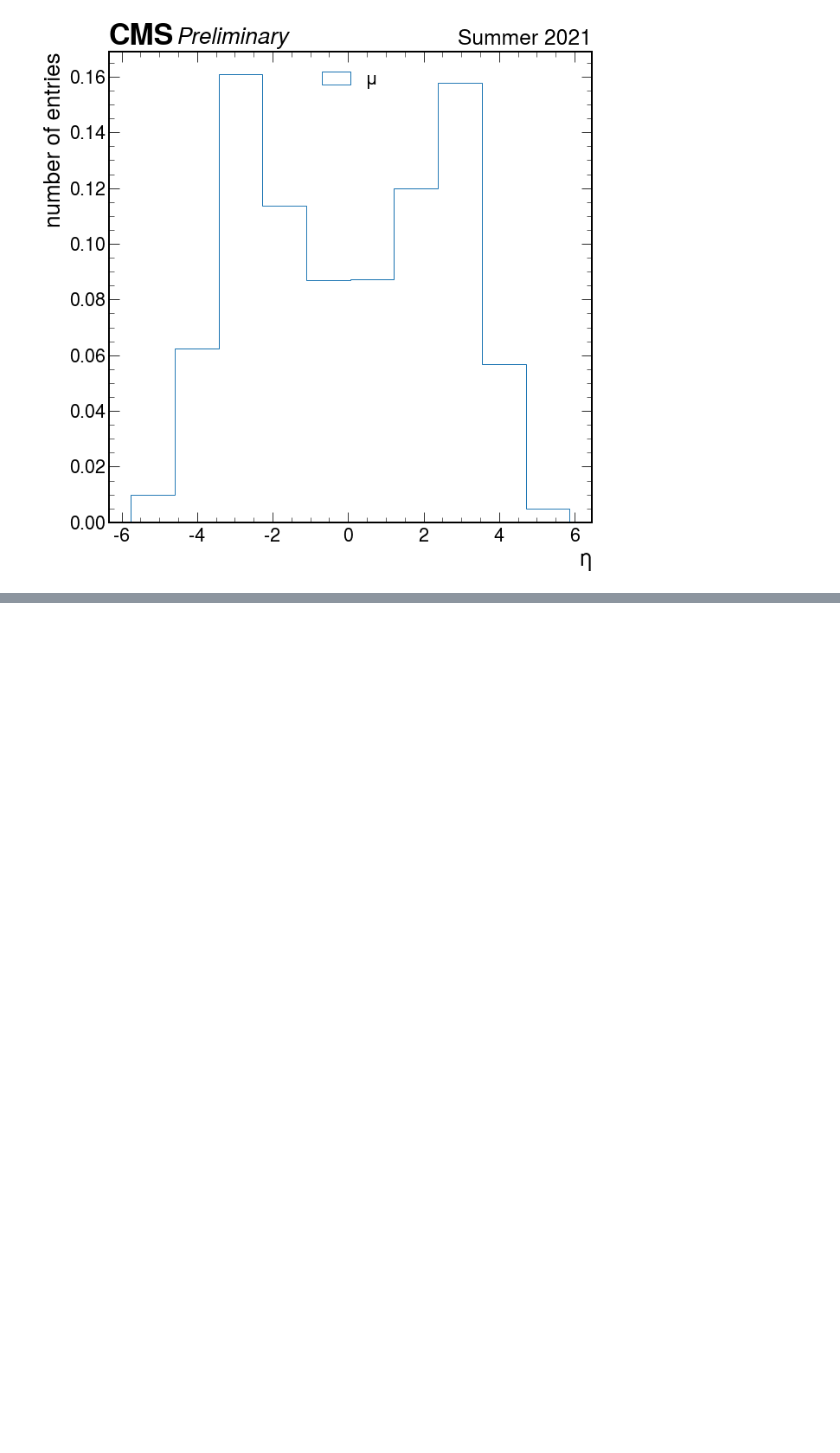
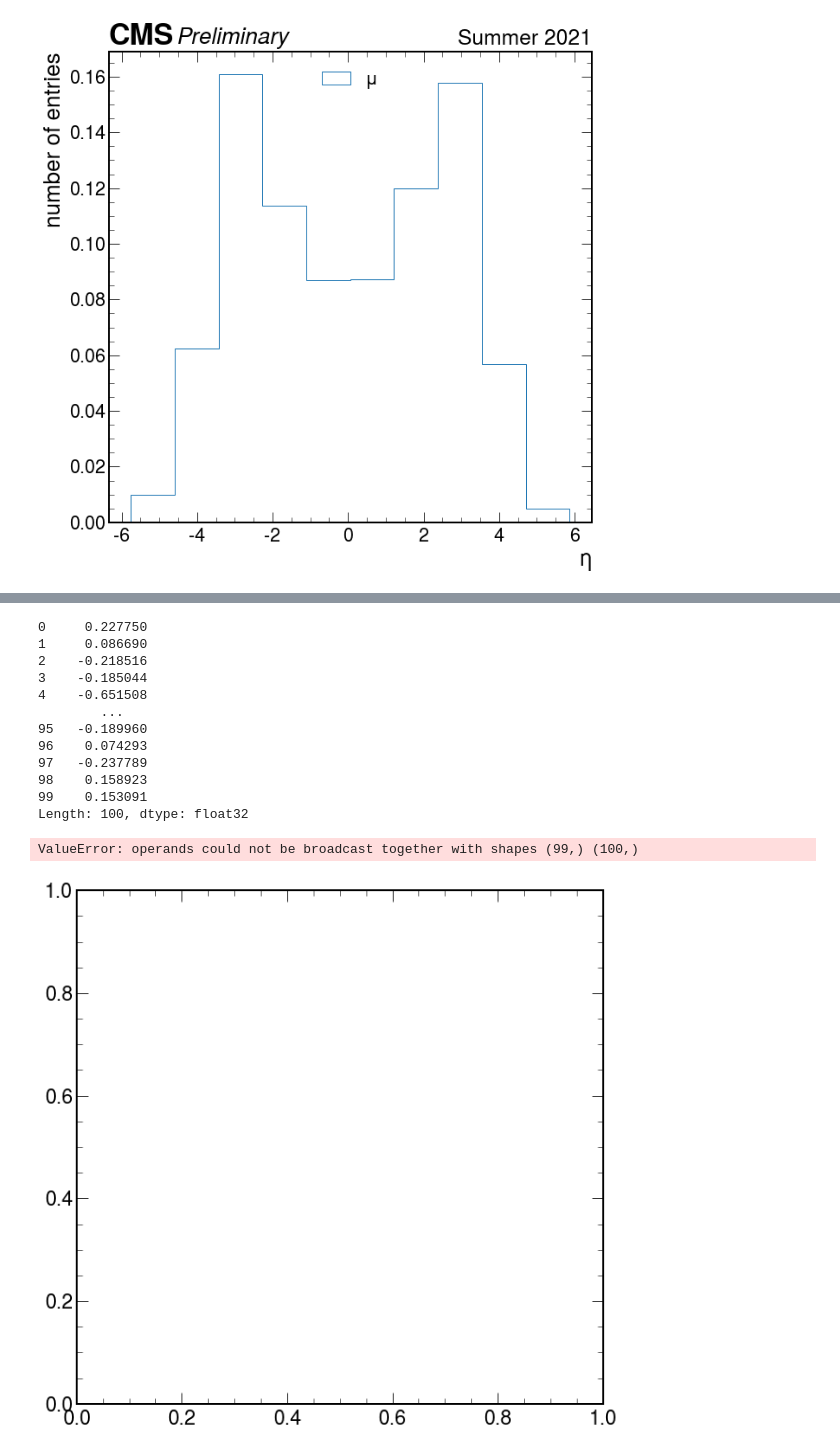
Before and after one commit to jloemker/SWAN, a Jupyter notebook: Exploration-notebook.ipynb, the cells around one changed output, grey strips where cells are left out. Cells and saved outputs as stored; diff of their text form; code cells hidden in the pictures; blank space fills up the shorter version.

```diff
--- a/Exploration-notebook.ipynb
+++ b/Exploration-notebook.ipynb
@@ -337,0 +347,34 @@ ax.set(xlabel='GeV/c²', ylabel='number of entries')
+# %%
+import scipy
+import pandas as pd
+import seaborn as sns
+from scipy import signal
+from scipy import misc
+mu_t = tree['pfcand_t'].array(library = "pd")
+true_t = tree['genvtx_t0'].array(library = "pd")
+#print(true_t)
+#print(mu_t)
+#np.resize(mu_t,(3,4))
+bins=np.linspace(-10,10,100)
+
+
+data_mu=np.histogram(mu_t, bins,  density = True)
+data_true=np.histogram(true_t, bins, density = True)
+#print(mu_t)
+print(true_t)
+plt.hist2d(data_true, data_mu)
+# %% [output]
+0     0.227750
+1     0.086690
+2    -0.218516
+3    -0.185044
+4    -0.651508
+        ...
+95   -0.189960
+96    0.074293
+97   -0.237789
+98    0.158923
+99    0.153091
+Length: 100, dtype: float32
+ValueError: operands could not be broadcast together with shapes (99,) (100,)
+[figure, added]
```
Also changed, not shown: parts of 8 cells of this notebook.
